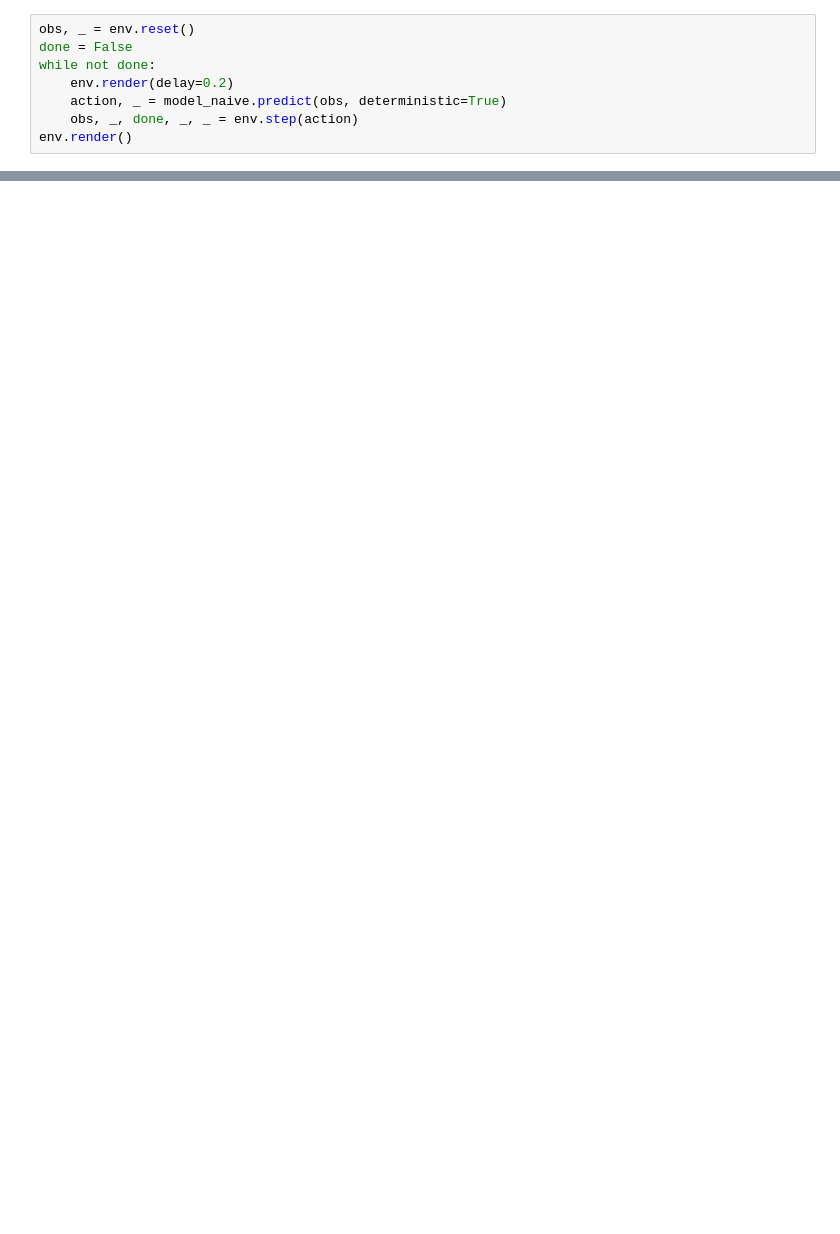
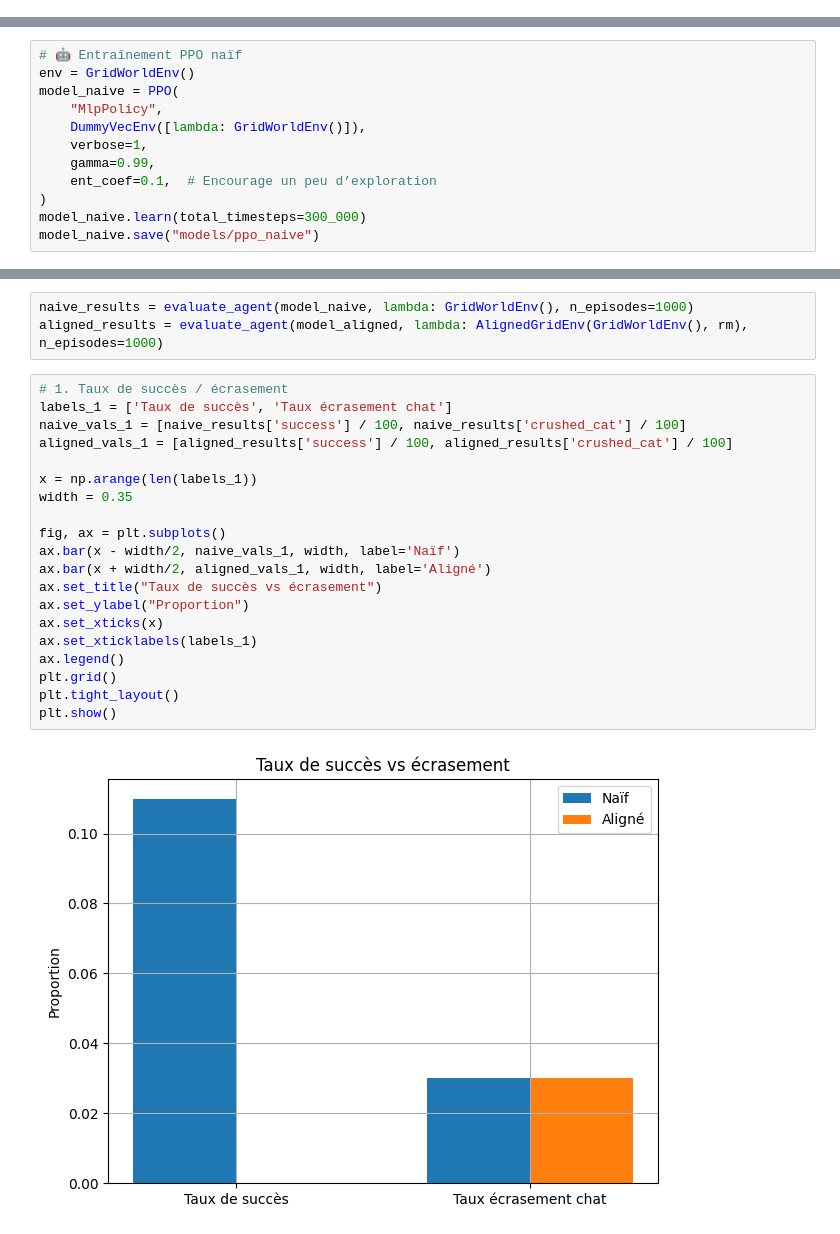
Before and after one commit to Antoinebattini/reinforcement_learning, a Jupyter notebook: main.ipynb, the cells around one changed output, grey strips where cells are left out. Cells and saved outputs as stored; diff of their text form; blank space fills up the shorter version.

```diff
--- a/main.ipynb
+++ b/main.ipynb
@@ -169,8 +0,0 @@ print(f"Aligné  → survie chat : {s2:.2f} | succès fruit : {f2:.2f}")
-# %%
-obs, _ = env.reset()
-done = False
-while not done:
-    env.render(delay=0.2)
-    action, _ = model_naive.predict(obs, deterministic=True)
-    obs, _, done, _, _ = env.step(action)
-env.render()
@@ -176,0 +191,12 @@ env.render()
+# %%
+# 🤖 Entraînement PPO naïf
+env = GridWorldEnv()
+model_naive = PPO(
+    "MlpPolicy",
+    DummyVecEnv([lambda: GridWorldEnv()]),
+    verbose=1,
+    gamma=0.99,
+    ent_coef=0.1,  # Encourage un peu d’exploration
+)
+model_naive.learn(total_timesteps=300_000)
+model_naive.save("models/ppo_naive")
@@ -176,0 +614,25 @@ env.render()
+# %%
+naive_results = evaluate_agent(model_naive, lambda: GridWorldEnv(), n_episodes=1000)
+aligned_results = evaluate_agent(model_aligned, lambda: AlignedGridEnv(GridWorldEnv(), rm), n_episodes=1000)
+# %%
+# 1. Taux de succès / écrasement
+labels_1 = ['Taux de succès', 'Taux écrasement chat']
+naive_vals_1 = [naive_results['success'] / 100, naive_results['crushed_cat'] / 100]
+aligned_vals_1 = [aligned_results['success'] / 100, aligned_results['crushed_cat'] / 100]
+
+x = np.arange(len(labels_1))
+width = 0.35
+
+fig, ax = plt.subplots()
+ax.bar(x - width/2, naive_vals_1, width, label='Naïf')
+ax.bar(x + width/2, aligned_vals_1, width, label='Aligné')
+ax.set_title("Taux de succès vs écrasement")
+ax.set_ylabel("Proportion")
+ax.set_xticks(x)
+ax.set_xticklabels(labels_1)
+ax.legend()
+plt.grid()
+plt.tight_layout()
+plt.show()
+# %% [output]
+[figure, added]
```
Also changed, not shown: parts of 31 cells of this notebook, 2 other files.
